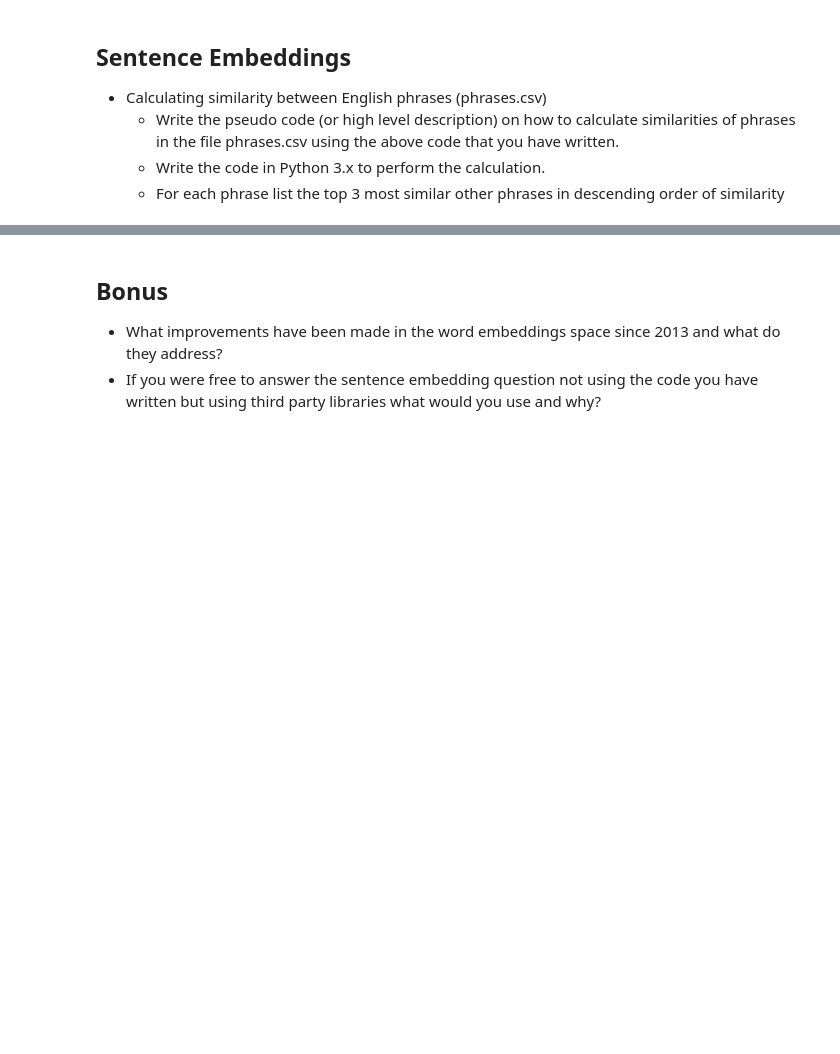
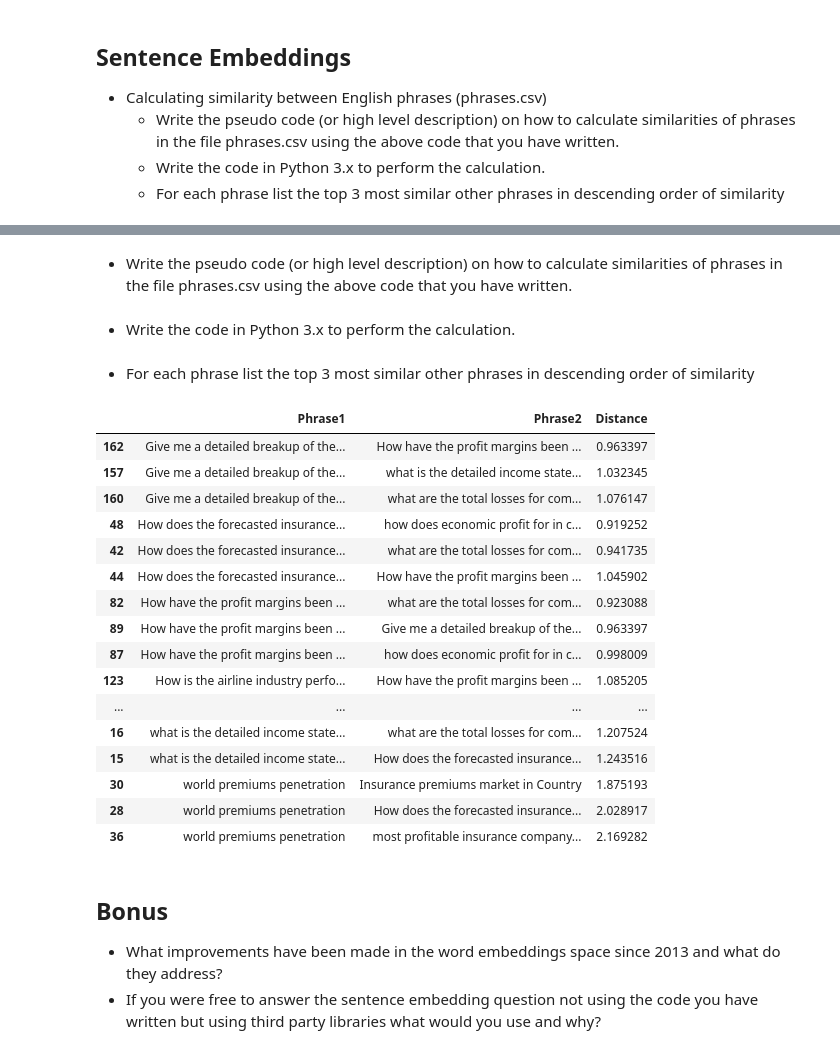
Before and after one commit to Vrboska/Galytix_assignment, a Jupyter notebook: galytix-interview-01/notebooks/Q01.ipynb, the cells around one changed output, grey strips where cells are left out. Saved outputs shown, nothing was run; the diff lists cells and outputs as text; code cells hidden in the pictures; blank space fills up the shorter version.

Commit message:
first_question_answered

```diff
--- a/galytix-interview-01/notebooks/Q01.ipynb
+++ b/galytix-interview-01/notebooks/Q01.ipynb
@@ -24,3 +96,8 @@ import pandas
   * Write the pseudo code (or high level description) on how to calculate similarities of phrases in the file phrases.csv using the above code that you have written.
   * Write the code in Python 3.x to perform the calculation.
   * For each phrase list the top 3 most similar other phrases in descending order of similarity
+# %%
+#loading the phrases
+phrases=pd.read_csv('..\data\phrases.csv')
+phrases=phrases.dropna()
+phrases
@@ -26,0 +120,2 @@ import pandas
+# %% [markdown]
+  * Write the pseudo code (or high level description) on how to calculate similarities of phrases in the file phrases.csv using the above code that you have written.
@@ -26,0 +127,2 @@ import pandas
+# %% [markdown]
+  * Write the code in Python 3.x to perform the calculation.
@@ -27,3 +143,56 @@ import pandas
+# %%
+def phrase_distance(p1,p2):
+
+    p1=" ".join(p1.strip().split()) #removing spaces from front and back + removing double spaces
+    p2=" ".join(p2.strip().split()) #removing spaces from front and back + removing double spaces
+
+    #centroid of phrase 1
+    p1_len=len(p1.split(" "))
+    c1=np.zeros(300)
+    for word in p1.split(" "):
+        c1=c1+model.get_vector(clean_text(word).capitalize())
+    c1=c1/p1_len
+
+    #centroid of phrase 2
+    p2_len=len(p2.split(" "))
+    c2=np.zeros(300)
+    for word in p2.split(" "):
+        c2=c2+model.get_vector(clean_text(word).capitalize())
+    c2=c2/p2_len
+
+    return euclidean_distance(c1,c2)
+# %% [markdown]
+* For each phrase list the top 3 most similar other phrases in descending order of similarity
+# %%
+result=[]
+for p1 in phrases['Phrases']:
+    for p2 in phrases['Phrases']:
+        if p1!=p2:
+            result.append((p1,p2, phrase_distance(p1,p2)))
+
+result=pd.DataFrame(result, columns=['Phrase1', 'Phrase2', 'Distance'])
+# %%
+pd.set_option('display.max_colwidth', None)
+# %%
+display(result[result.groupby('Phrase1')['Distance'].rank(method='first', ascending=True) <= 3].sort_values(by=['Phrase1', 'Distance']))
+# %% [output]
+|  | Phrase1 | Phrase2 | Distance |
+| 162 | Give me a detailed breakup of the... | How have the profit margins been ... | 0.963397 |
+| 157 | Give me a detailed breakup of the... | what is the detailed income state... | 1.032345 |
+| 160 | Give me a detailed breakup of the... | what are the total losses for com... | 1.076147 |
+| 48 | How does the forecasted insurance... | how does economic profit for in c... | 0.919252 |
+| 42 | How does the forecasted insurance... | what are the total losses for com... | 0.941735 |
+| 44 | How does the forecasted insurance... | How have the profit margins been ... | 1.045902 |
+| 82 | How have the profit margins been ... | what are the total losses for com... | 0.923088 |
+| 89 | How have the profit margins been ... | Give me a detailed breakup of the... | 0.963397 |
+| 87 | How have the profit margins been ... | how does economic profit for in c... | 0.998009 |
+| 123 | How is the airline industry perfo... | How have the profit margins been ... | 1.085205 |
+| ... | ... | ... | ... |
+| 16 | what is the detailed income state... | what are the total losses for com... | 1.207524 |
+| 15 | what is the detailed income state... | How does the forecasted insurance... | 1.243516 |
+| 30 | world premiums penetration | Insurance premiums market in Country | 1.875193 |
+| 28 | world premiums penetration | How does the forecasted insurance... | 2.028917 |
+| 36 | world premiums penetration | most profitable insurance company... | 2.169282 |
 # %% [markdown]
 ## Bonus
 
```
Also changed, not shown: parts of 21 cells of this notebook, 1 other file.
